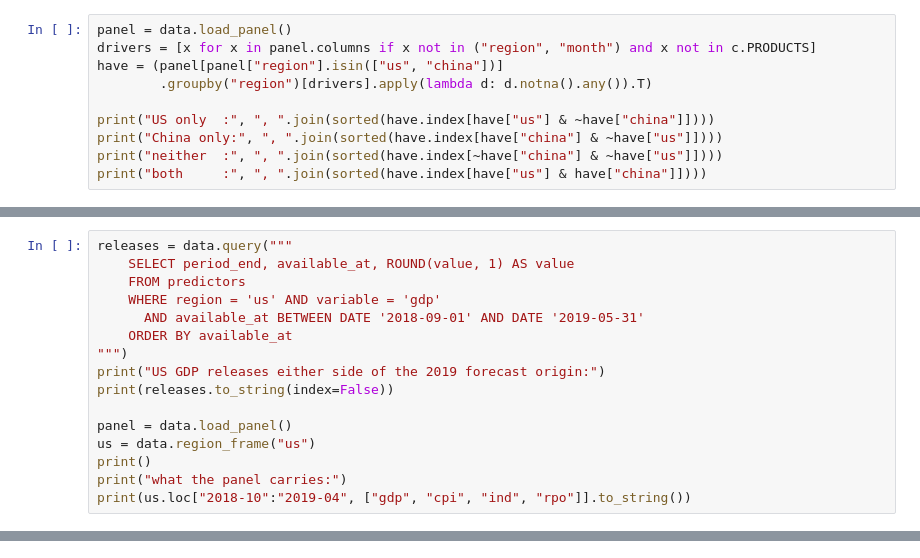
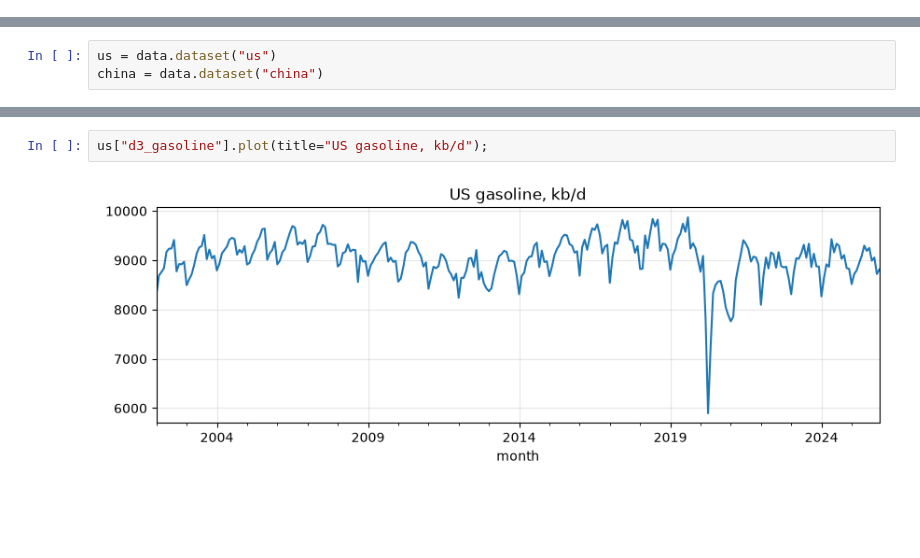
Before and after one commit to malobouygues/Oil_demand_forecasting, a Jupyter notebook: notebooks/01_data.ipynb, the cells around one changed output, grey strips where cells are left out. Saved outputs shown, nothing was run; the diff lists cells and outputs as text; blank space fills up the shorter version.

```diff
--- a/notebooks/01_data.ipynb
+++ b/notebooks/01_data.ipynb
@@ -345,10 +0,0 @@ symmetric between them, and knowing which side is thin matters more than the hea
-# %%
-panel = data.load_panel()
-drivers = [x for x in panel.columns if x not in ("region", "month") and x not in c.PRODUCTS]
-have = (panel[panel["region"].isin(["us", "china"])]
-        .groupby("region")[drivers].apply(lambda d: d.notna().any()).T)
-
-print("US only  :", ", ".join(sorted(have.index[have["us"] & ~have["china"]])))
-print("China only:", ", ".join(sorted(have.index[have["china"] & ~have["us"]])))
-print("neither  :", ", ".join(sorted(have.index[~have["china"] & ~have["us"]])))
-print("both     :", ", ".join(sorted(have.index[have["us"] & have["china"]])))
@@ -441,16 +0,0 @@ fiction. Past the tolerance the value goes missing, which XGBoost handles.
-# %%
-releases = data.query("""
-    SELECT period_end, available_at, ROUND(value, 1) AS value
-    FROM predictors
-    WHERE region = 'us' AND variable = 'gdp'
-      AND available_at BETWEEN DATE '2018-09-01' AND DATE '2019-05-31'
-    ORDER BY available_at
-""")
-print("US GDP releases either side of the 2019 forecast origin:")
-print(releases.to_string(index=False))
-
-panel = data.load_panel()
-us = data.region_frame("us")
-print()
-print("what the panel carries:")
-print(us.loc["2018-10":"2019-04", ["gdp", "cpi", "ind", "rpo"]].to_string())
@@ -779,0 +14,3 @@ turns it into a supervised learning problem.
+# %%
+us = data.dataset("us")
+china = data.dataset("china")
@@ -779,0 +393,4 @@ turns it into a supervised learning problem.
+# %%
+us["d3_gasoline"].plot(title="US gasoline, kb/d");
+# %% [output]
+[figure, added]
```
Also changed, not shown: parts of 107 cells of this notebook, 6 other files.
